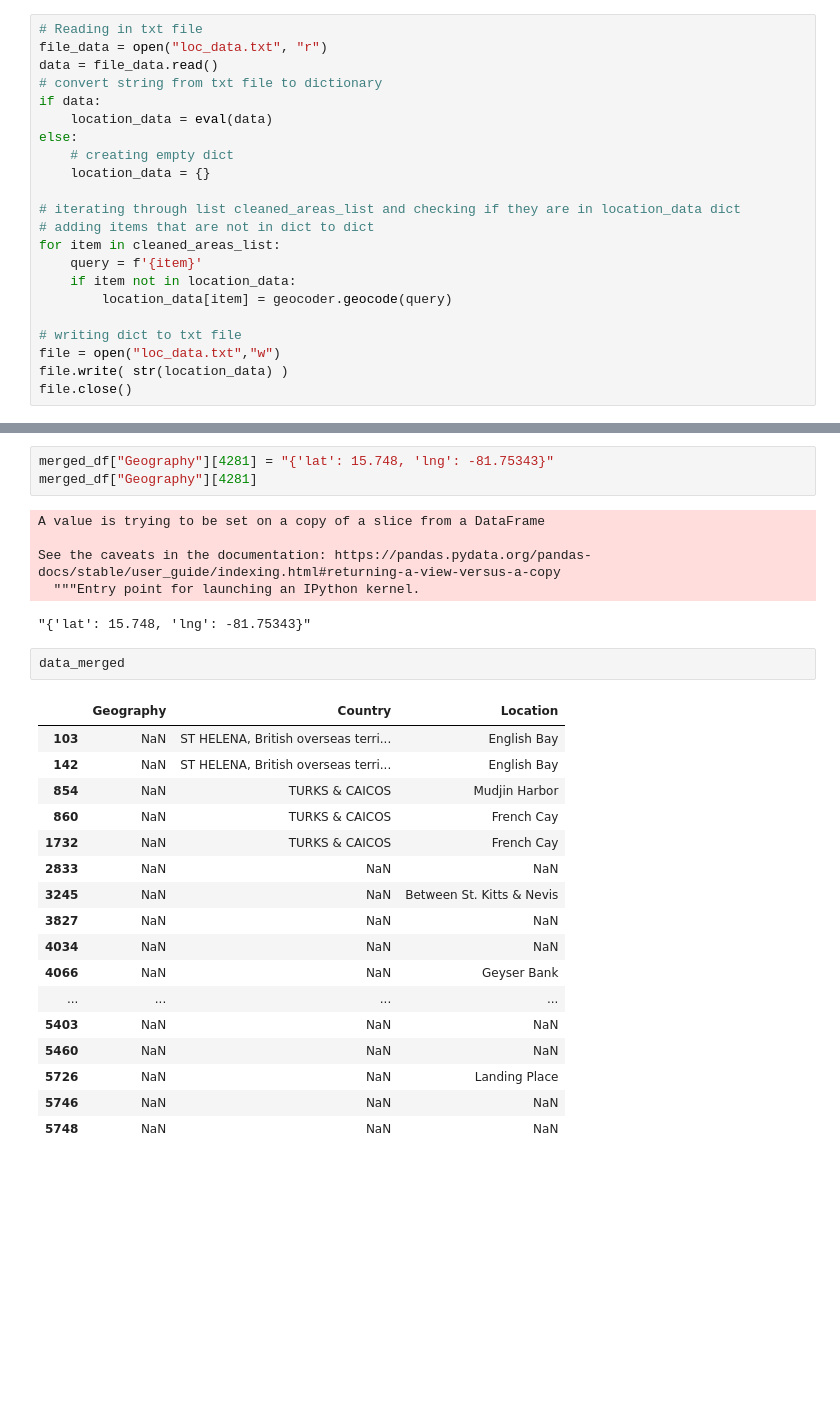
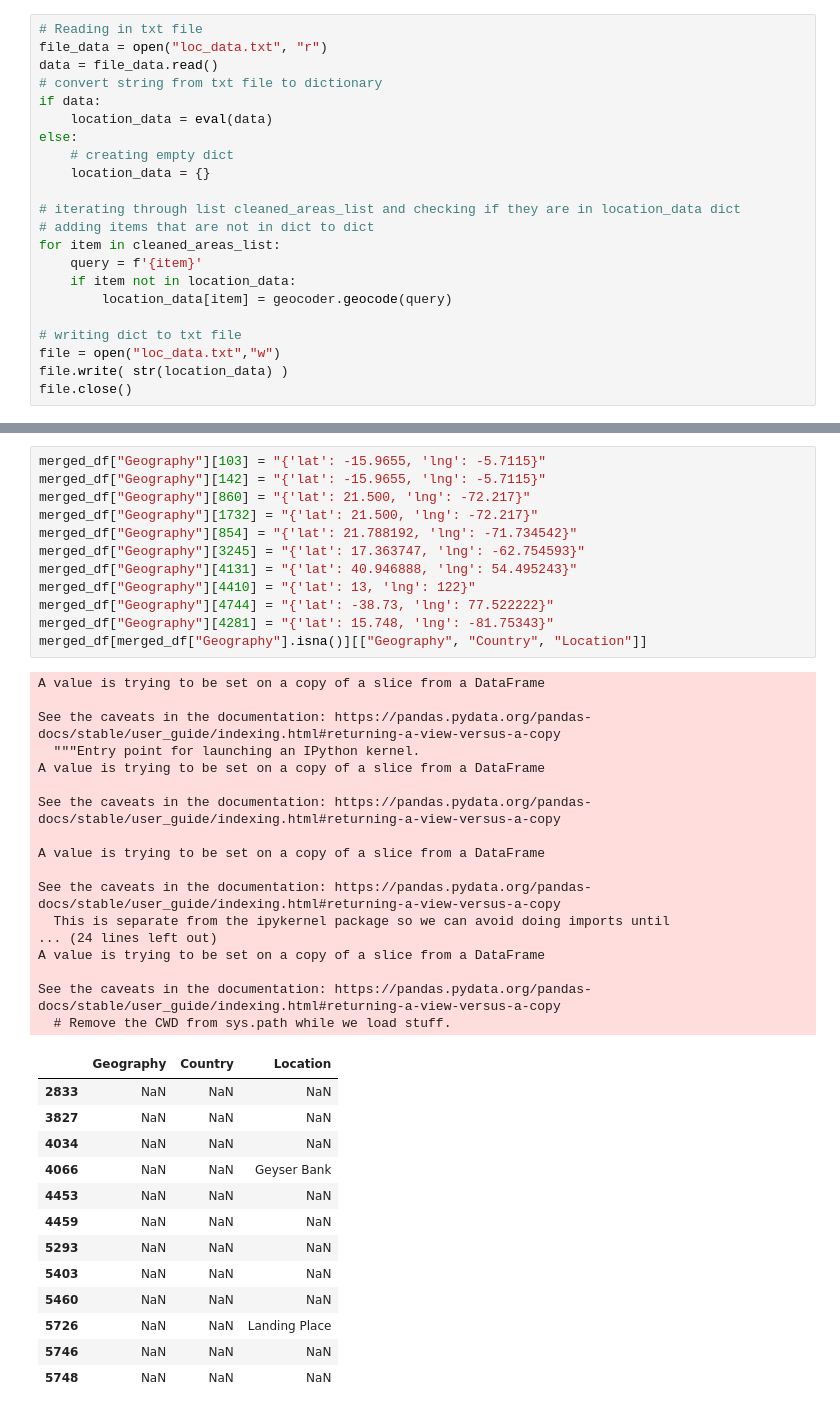
Before and after one commit to ajcipolle/sharkattack, a Jupyter notebook: speedCleaning.ipynb, the cells around one changed output, grey strips where cells are left out. Drawn from its saved outputs; the diff is of its cells as text; blank space fills up the shorter version.

```diff
--- a/speedCleaning.ipynb
+++ b/speedCleaning.ipynb
@@ -521,29 +441,43 @@ See the caveats in the documentation: https://pandas.pydata.org/pandas-docs/stab
-# %%
-merged_df["Geography"][4281] = "{'lat': 15.748, 'lng': -81.75343}"
-merged_df["Geography"][4281]
-# %% [output]
-A value is trying to be set on a copy of a slice from a DataFrame
-
-See the caveats in the documentation: https://pandas.pydata.org/pandas-docs/stable/user_guide/indexing.html#returning-a-view-versus-a-copy
-  """Entry point for launching an IPython kernel.
-"{'lat': 15.748, 'lng': -81.75343}"
-# %%
-data_merged
-# %% [output]
-|  | Geography | Country | Location |
-| 103 | NaN | ST HELENA, British overseas terri... | English Bay |
-| 142 | NaN | ST HELENA, British overseas terri... | English Bay |
-| 854 | NaN | TURKS & CAICOS | Mudjin Harbor |
-| 860 | NaN | TURKS & CAICOS | French Cay |
-| 1732 | NaN | TURKS & CAICOS | French Cay |
-| 2833 | NaN | NaN | NaN |
-| 3245 | NaN | NaN | Between St. Kitts & Nevis |
-| 3827 | NaN | NaN | NaN |
-| 4034 | NaN | NaN | NaN |
-| 4066 | NaN | NaN | Geyser Bank |
-| ... | ... | ... | ... |
-| 5403 | NaN | NaN | NaN |
-| 5460 | NaN | NaN | NaN |
-| 5726 | NaN | NaN | Landing Place |
-| 5746 | NaN | NaN | NaN |
-| 5748 | NaN | NaN | NaN |
+# %%
+merged_df["Geography"][103] = "{'lat': -15.9655, 'lng': -5.7115}"
+merged_df["Geography"][142] = "{'lat': -15.9655, 'lng': -5.7115}"
+merged_df["Geography"][860] = "{'lat': 21.500, 'lng': -72.217}"
+merged_df["Geography"][1732] = "{'lat': 21.500, 'lng': -72.217}"
+merged_df["Geography"][854] = "{'lat': 21.788192, 'lng': -71.734542}"
+merged_df["Geography"][3245] = "{'lat': 17.363747, 'lng': -62.754593}"
+merged_df["Geography"][4131] = "{'lat': 40.946888, 'lng': 54.495243}"
+merged_df["Geography"][4410] = "{'lat': 13, 'lng': 122}"
+merged_df["Geography"][4744] = "{'lat': -38.73, 'lng': 77.522222}"
+merged_df["Geography"][4281] = "{'lat': 15.748, 'lng': -81.75343}"
+merged_df[merged_df["Geography"].isna()][["Geography", "Country", "Location"]]
+# %% [output]
+A value is trying to be set on a copy of a slice from a DataFrame
+
+See the caveats in the documentation: https://pandas.pydata.org/pandas-docs/stable/user_guide/indexing.html#returning-a-view-versus-a-copy
+  """Entry point for launching an IPython kernel.
+A value is trying to be set on a copy of a slice from a DataFrame
+
+See the caveats in the documentation: https://pandas.pydata.org/pandas-docs/stable/user_guide/indexing.html#returning-a-view-versus-a-copy
+
+A value is trying to be set on a copy of a slice from a DataFrame
+
+See the caveats in the documentation: https://pandas.pydata.org/pandas-docs/stable/user_guide/indexing.html#returning-a-view-versus-a-copy
+  This is separate from the ipykernel package so we can avoid doing imports until
+... (24 lines left out)
+A value is trying to be set on a copy of a slice from a DataFrame
+
+See the caveats in the documentation: https://pandas.pydata.org/pandas-docs/stable/user_guide/indexing.html#returning-a-view-versus-a-copy
+  # Remove the CWD from sys.path while we load stuff.
+|  | Geography | Country | Location |
+| 2833 | NaN | NaN | NaN |
+| 3827 | NaN | NaN | NaN |
+| 4034 | NaN | NaN | NaN |
+| 4066 | NaN | NaN | Geyser Bank |
+| 4453 | NaN | NaN | NaN |
+| 4459 | NaN | NaN | NaN |
+| 5293 | NaN | NaN | NaN |
+| 5403 | NaN | NaN | NaN |
+| 5460 | NaN | NaN | NaN |
+| 5726 | NaN | NaN | Landing Place |
+| 5746 | NaN | NaN | NaN |
+| 5748 | NaN | NaN | NaN |
```
Also changed, not shown: parts of 13 cells of this notebook, 1 other file.
